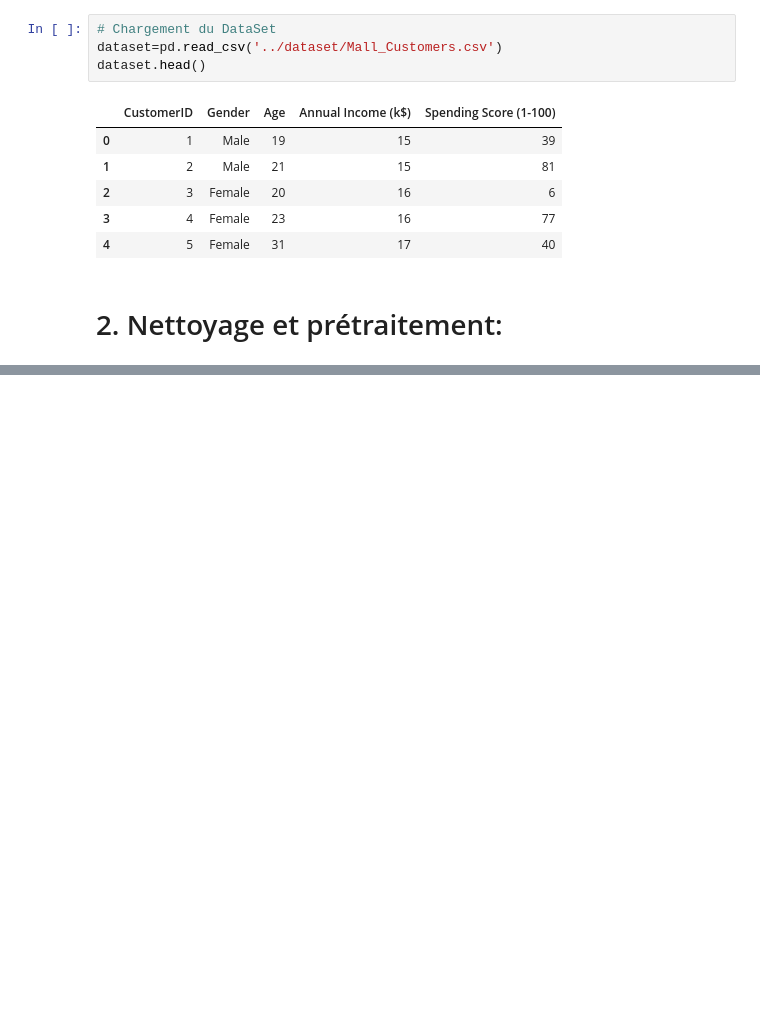
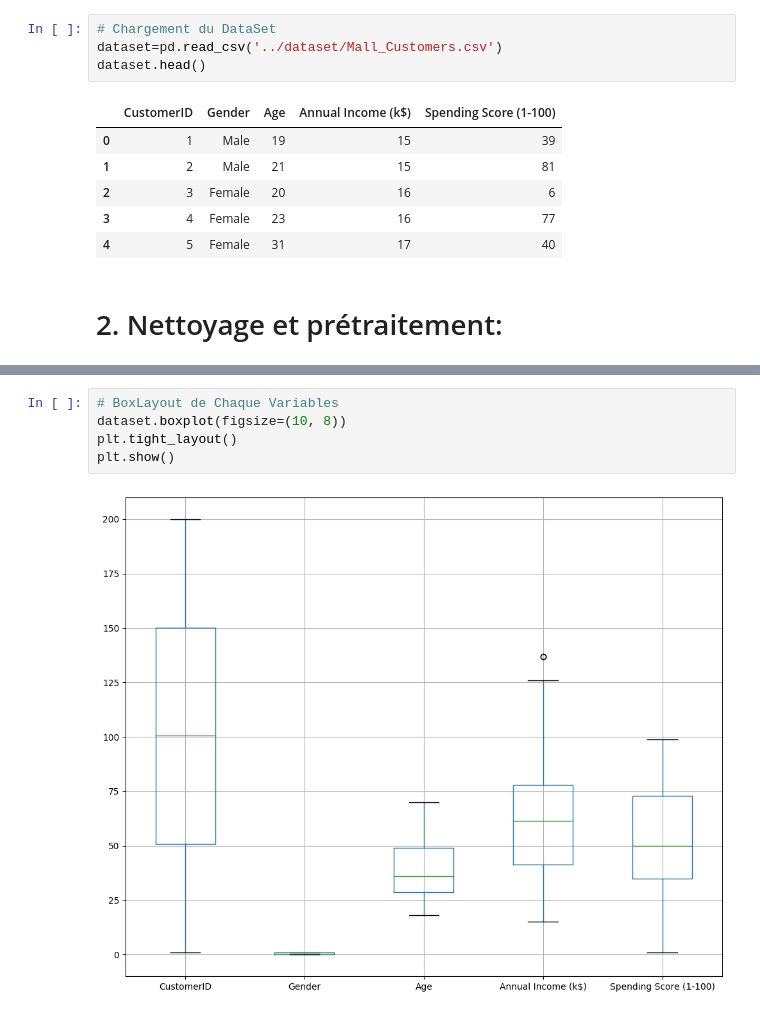
Before and after one commit to fitahiana-dev/KFT, a Jupyter notebook: notebooks/A_Clustering.ipynb, the cells around one changed output, grey strips where cells are left out. Saved outputs shown, nothing was run; the diff lists cells and outputs as text; blank space fills up the shorter version.

```diff
--- a/notebooks/A_Clustering.ipynb
+++ b/notebooks/A_Clustering.ipynb
@@ -26,0 +58,7 @@ dataset.head()
+# %%
+# BoxLayout de Chaque Variables
+dataset.boxplot(figsize=(10, 8))
+plt.tight_layout()
+plt.show()
+# %% [output]
+[figure, added]
```
Also changed, not shown: parts of 5 cells of this notebook, 2 other files.
